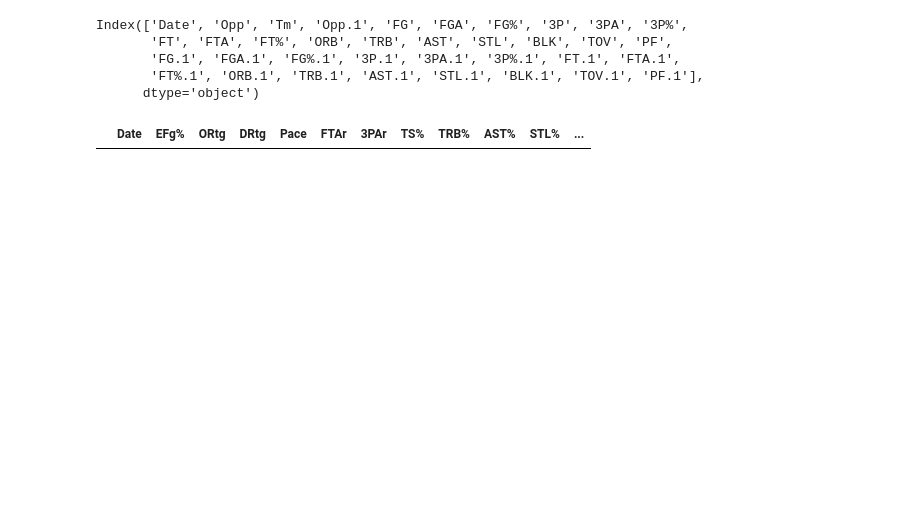
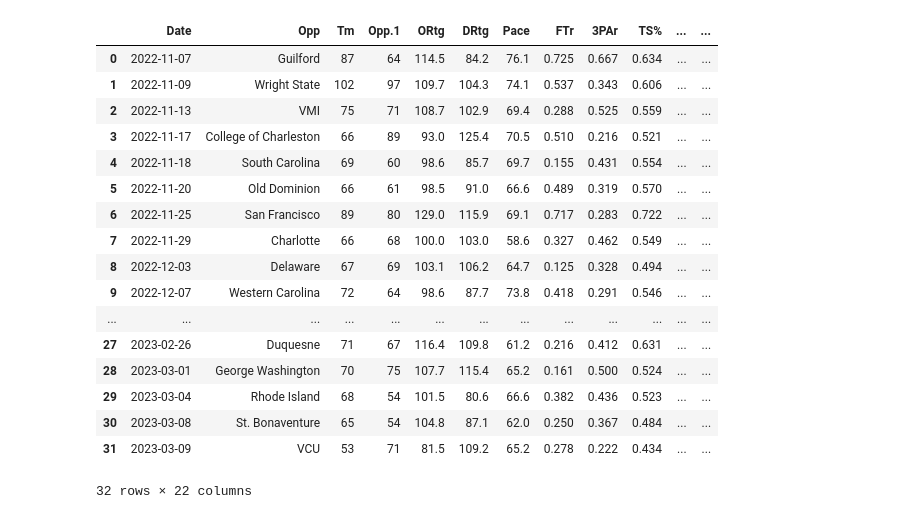
Before and after one commit to lakepry25/ncaaab, a Jupyter notebook: ncaab-research.ipynb, the cells around one changed output. Cells and saved outputs as stored; diff of their text form; code cells hidden in the pictures; blank space fills up the shorter version.

```diff
--- a/ncaab-research.ipynb
+++ b/ncaab-research.ipynb
@@ -5,3 +5,6 @@ import numpy as np
 import matplotlib.pyplot as plt
 
 import os
+
+file_name = 'davidson'
+csv_path = './team_adv_stats_avg/' + str(file_name) + '.csv'
@@ -10,18 +10,0 @@ purdue_df = pd.read_csv('./team_stats/purdue_gamelog_2023.csv')
-# %%
-#print(purdue_df.columns)
-
-columns_to_drop = ['Unnamed: 1', 'Unnamed: 22', 'W/L']
-
-purdue_df.drop(columns_to_drop, inplace=True, axis=1)
-
-purdue_df.columns
-# %% [output]
-Index(['Date', 'Opp', 'Tm', 'Opp.1', 'FG', 'FGA', 'FG%', '3P', '3PA', '3P%',
-       'FT', 'FTA', 'FT%', 'ORB', 'TRB', 'AST', 'STL', 'BLK', 'TOV', 'PF',
-       'FG.1', 'FGA.1', 'FG%.1', '3P.1', '3PA.1', '3P%.1', 'FT.1', 'FTA.1',
-       'FT%.1', 'ORB.1', 'TRB.1', 'AST.1', 'STL.1', 'BLK.1', 'TOV.1', 'PF.1'],
-      dtype='object')
-# %%
-columns = ['Date', 'EFg%', 'ORtg', 'DRtg', 'Pace', 'FTAr', '3PAr', 'TS%', 'TRB%', 'AST%', 'STL%', 'BLK%', 'TOV%', 'ORB%', 'FT/FGA', 'Opp_EFg%', 'Opp_TOV%', 'Opp_FT/FGA']
-# %% [output]
-|  | Date | EFg% | ORtg | DRtg | Pace | FTAr | 3PAr | TS% | TRB% | AST% | STL% | ... |
@@ -47,0 +11,27 @@ new_row_formulas = {
+# %%
+df = pd.read_csv('./team_stats/' + str(file_name) + '_adv_2023.csv')
+
+df.drop(['W/L'], axis=1, inplace=True)
+
+df = df.loc[:, ~df.columns.str.startswith('Unnamed')]
+# %%
+df
+# %% [output]
+|  | Date | Opp | Tm | Opp.1 | ORtg | DRtg | Pace | FTr | 3PAr | TS% | ... | ... |
+| 0 | 2022-11-07 | Guilford | 87 | 64 | 114.5 | 84.2 | 76.1 | 0.725 | 0.667 | 0.634 | ... | ... |
+| 1 | 2022-11-09 | Wright State | 102 | 97 | 109.7 | 104.3 | 74.1 | 0.537 | 0.343 | 0.606 | ... | ... |
+| 2 | 2022-11-13 | VMI | 75 | 71 | 108.7 | 102.9 | 69.4 | 0.288 | 0.525 | 0.559 | ... | ... |
+| 3 | 2022-11-17 | College of Charleston | 66 | 89 | 93.0 | 125.4 | 70.5 | 0.510 | 0.216 | 0.521 | ... | ... |
+| 4 | 2022-11-18 | South Carolina | 69 | 60 | 98.6 | 85.7 | 69.7 | 0.155 | 0.431 | 0.554 | ... | ... |
+| 5 | 2022-11-20 | Old Dominion | 66 | 61 | 98.5 | 91.0 | 66.6 | 0.489 | 0.319 | 0.570 | ... | ... |
+| 6 | 2022-11-25 | San Francisco | 89 | 80 | 129.0 | 115.9 | 69.1 | 0.717 | 0.283 | 0.722 | ... | ... |
+| 7 | 2022-11-29 | Charlotte | 66 | 68 | 100.0 | 103.0 | 58.6 | 0.327 | 0.462 | 0.549 | ... | ... |
+| 8 | 2022-12-03 | Delaware | 67 | 69 | 103.1 | 106.2 | 64.7 | 0.125 | 0.328 | 0.494 | ... | ... |
+| 9 | 2022-12-07 | Western Carolina | 72 | 64 | 98.6 | 87.7 | 73.8 | 0.418 | 0.291 | 0.546 | ... | ... |
+| ... | ... | ... | ... | ... | ... | ... | ... | ... | ... | ... | ... | ... |
+| 27 | 2023-02-26 | Duquesne | 71 | 67 | 116.4 | 109.8 | 61.2 | 0.216 | 0.412 | 0.631 | ... | ... |
+| 28 | 2023-03-01 | George Washington | 70 | 75 | 107.7 | 115.4 | 65.2 | 0.161 | 0.500 | 0.524 | ... | ... |
+| 29 | 2023-03-04 | Rhode Island | 68 | 54 | 101.5 | 80.6 | 66.6 | 0.382 | 0.436 | 0.523 | ... | ... |
+| 30 | 2023-03-08 | St. Bonaventure | 65 | 54 | 104.8 | 87.1 | 62.0 | 0.250 | 0.367 | 0.484 | ... | ... |
+| 31 | 2023-03-09 | VCU | 53 | 71 | 81.5 | 109.2 | 65.2 | 0.278 | 0.222 | 0.434 | ... | ... |
+32 rows × 22 columns
```
Also changed, not shown: parts of 4 cells of this notebook, 50 other files.
